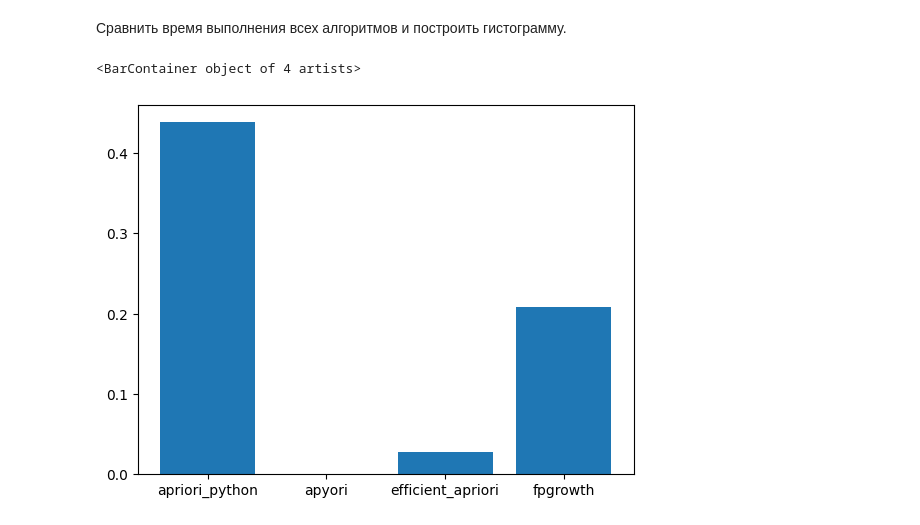
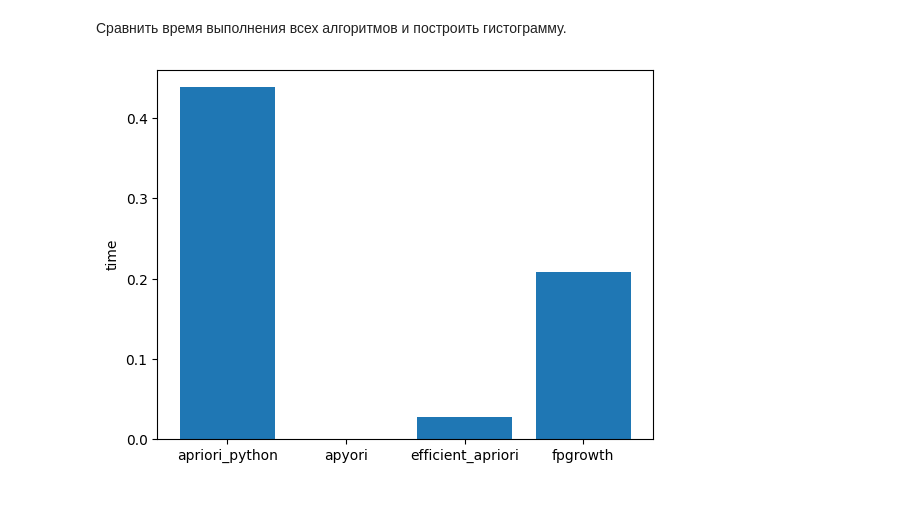
Before and after one commit to LIvanoff/Big-Data-analysis-technologies-and-tools, a Jupyter notebook: pr8.ipynb, the cells around one changed output. Drawn from its saved outputs; the diff is of its cells as text; code cells hidden in the pictures.

```diff
--- a/pr8.ipynb
+++ b/pr8.ipynb
@@ -307,6 +308,7 @@ for i in range(len(rules)):
 Сравнить время выполнения всех алгоритмов и построить гистограмму.
 # %%
 plt.bar(['apriori_python','apyori','efficient_apriori','fpgrowth'], [time1, time2, time3, time4])
+plt.ylabel('time')
+plt.show()
 # %% [output]
-<BarContainer object of 4 artists>
-[figure, old version]
+[figure, new version]
```
Also changed, not shown: parts of 1 cell of this notebook.
